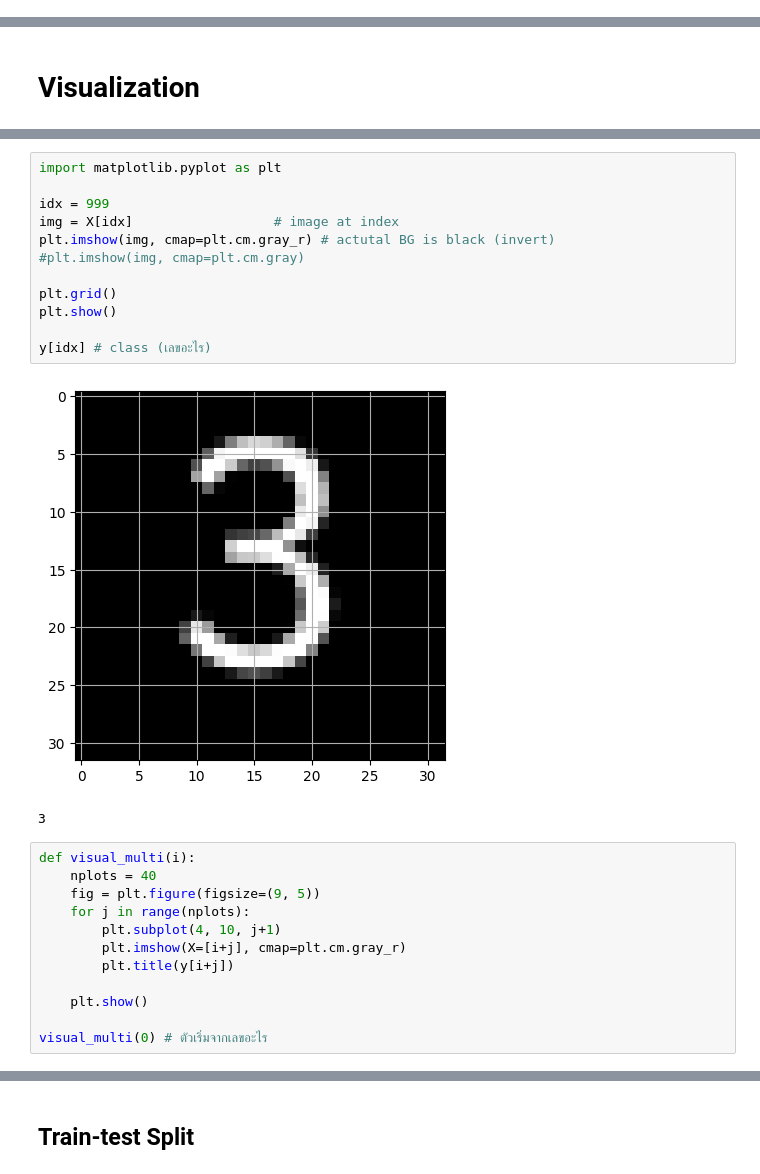
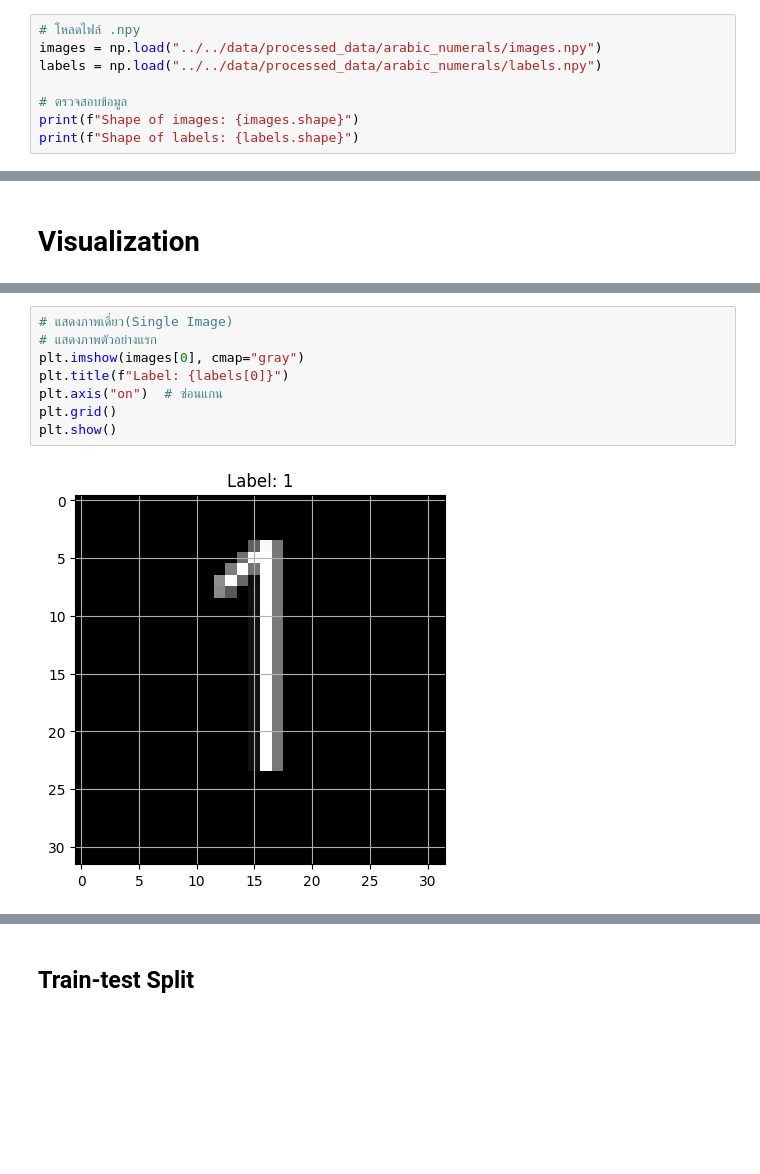
Before and after one commit to kunimpan/ocr-engine-python, a Jupyter notebook: scripts/cnn/cnn_arabic_numerals.ipynb, the cells around one changed output, grey strips where cells are left out. Drawn from its saved outputs; the diff is of its cells as text; blank space fills up the shorter version.

Commit message:
Update : cnn arabic

```diff
--- a/scripts/cnn/cnn_arabic_numerals.ipynb
+++ b/scripts/cnn/cnn_arabic_numerals.ipynb
@@ -25,0 +11,8 @@ for char in sorted(dataset_path.iterdir()):
+# %%
+# โหลดไฟล์ .npy
+images = np.load("../../data/processed_data/arabic_numerals/images.npy")
+labels = np.load("../../data/processed_data/arabic_numerals/labels.npy")
+
+# ตรวจสอบข้อมูล
+print(f"Shape of images: {images.shape}")
+print(f"Shape of labels: {labels.shape}")
@@ -62,27 +45,10 @@ array([[255, 255, 255, ..., 255, 255, 255],
-# %%
-import matplotlib.pyplot as plt
-
-idx = 999
-img = X[idx]                  # image at index
-plt.imshow(img, cmap=plt.cm.gray_r) # actutal BG is black (invert)
-#plt.imshow(img, cmap=plt.cm.gray)
-
-plt.grid()
-plt.show()
-
-y[idx] # class (เลขอะไร)
-# %% [output]
-[figure, removed]
-3
-# %%
-def visual_multi(i):
-    nplots = 40
-    fig = plt.figure(figsize=(9, 5))
-    for j in range(nplots):
-        plt.subplot(4, 10, j+1)
-        plt.imshow(X=[i+j], cmap=plt.cm.gray_r)
-        plt.title(y[i+j])
-
-    plt.show()
-
-visual_multi(0) # ตัวเริ่มจากเลขอะไร
+# %%
+# แสดงภาพเดี่ยว(Single Image)
+# แสดงภาพตัวอย่างแรก
+plt.imshow(images[0], cmap="gray")
+plt.title(f"Label: {labels[0]}")
+plt.axis("on")  # ซ่อนแกน
+plt.grid()
+plt.show()
+# %% [output]
+[figure, added]
```
Also changed, not shown: parts of 50 cells of this notebook, 3 other files.
